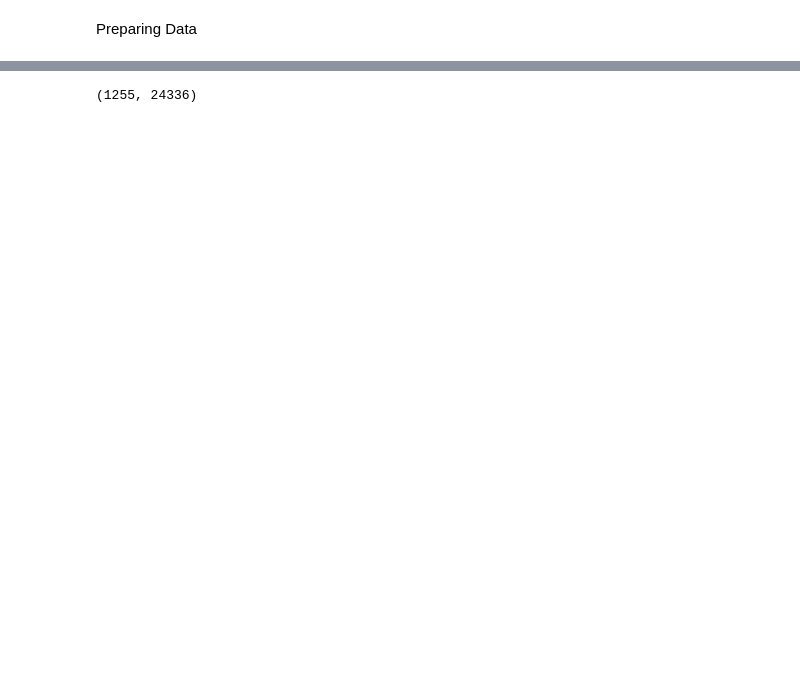
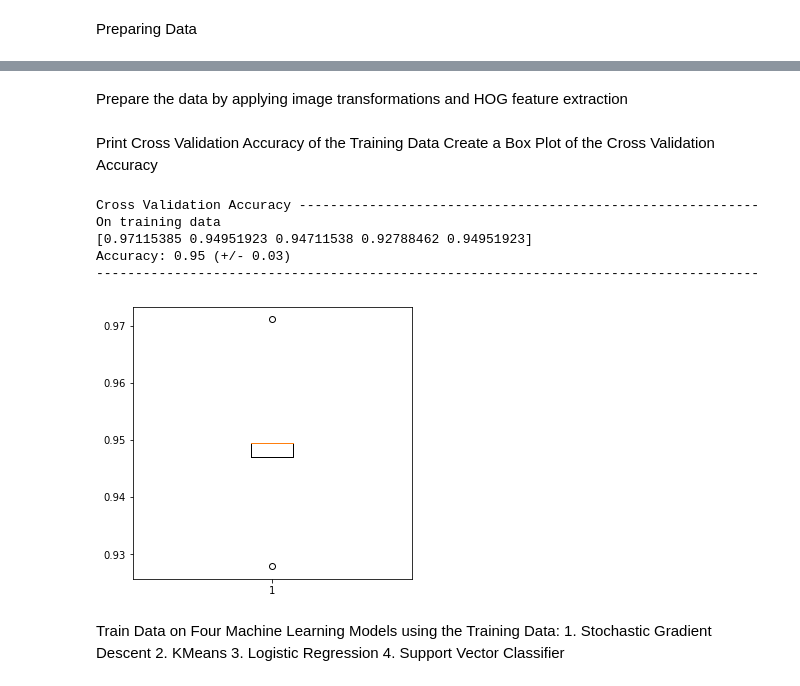
Before and after one commit to collinsrakowski/MLCrackClassification, a Jupyter notebook: CrackDetection/GausNHogNOtsuNVal.ipynb, the cells around one changed output, grey strips where cells are left out. Saved outputs shown, nothing was run; the diff lists cells and outputs as text; code cells hidden in the pictures; blank space fills up the shorter version.

```diff
--- a/CrackDetection/GausNHogNOtsuNVal.ipynb
+++ b/CrackDetection/GausNHogNOtsuNVal.ipynb
@@ -188,35 +202,2 @@ class HogTransformer(BaseEstimator, TransformerMixin):
-# %%
-from skimage.feature import hog
-from sklearn.preprocessing import StandardScaler
-
-grayify = RGB2GrayTransformer()
-GBlur = GaussianBlurTransformer()
-TTrans = ThresholdTransformer()
-hogify = HogTransformer(
-    pixels_per_cell=(14, 14),
-    cells_per_block=(4,4), #2,2
-    orientations=9,
-    block_norm='L2-Hys'
-)
-scalify = StandardScaler()
-
-X_train_gray = grayify.fit_transform(X_train)
-X_train_blur = GBlur.transform(X_train_gray)
-X_train_otsu = TTrans.transform(X_train_blur)
-X_train_hog = hogify.fit_transform(X_train_otsu)
-X_train_prepared = scalify.fit_transform(X_train_hog)
-#X_train_threshold = TTrans.transform(X_train_blur)
-#X_train_prepared = scalify.fit_transform(X_train_blur)
-# %%
-
-# print(X_train.shape)
-# print(X_train.ndim)
-# print(X_train_gray.shape)
-# print(X_train_gray.ndim)
-# print(X_train_hog.shape)
-# print(X_train_hog.ndim)
-# print(X_train_threshold.shape)
-# print(X_train_threshold.ndim)
-print(X_train_hog.shape)
-# %% [output]
-(1255, 24336)
+# %% [markdown]
+Prepare the data by applying image transformations and HOG feature extraction
@@ -223,3 +252,40 @@ print(X_train_hog.shape)
+# %% [markdown]
+Print Cross Validation Accuracy of the Training Data
+Create a Box Plot of the Cross Validation Accuracy
+# %%
+from sklearn.svm import SVC
+from sklearn.model_selection import cross_validate
+from sklearn import metrics
+import matplotlib.pyplot as plt
+import numpy as np
+
+print('Cross Validation Accuracy -----------------------------------------------------------')
+print('On training data')
+svc_clf = SVC(gamma = 'scale', degree = 1)
+svc_result = cross_validate(svc_clf, X_train_prepared, y_train) # Defaults to 5 cross folds
+print(svc_result['test_score'])
+print("Accuracy: %0.2f (+/- %0.2f)" % (svc_result['test_score'].mean(), svc_result['test_score'].std() * 2))
+print('-------------------------------------------------------------------------------------')
+fig = plt.figure(figsize =(5, 5))
+
+# Creating plot
+plt.boxplot(svc_result['test_score'])
+
+# show plot
+plt.show()
+# %% [output]
+Cross Validation Accuracy -----------------------------------------------------------
+On training data
+[0.97115385 0.94951923 0.94711538 0.92788462 0.94951923]
+Accuracy: 0.95 (+/- 0.03)
+-------------------------------------------------------------------------------------
+[figure, added]
+# %% [markdown]
+Train Data on Four Machine Learning Models using the Training Data:
+    1. Stochastic Gradient Descent
+    2. KMeans
+    3. Logistic Regression
+    4. Support Vector Classifier
 # %%
 from sklearn.linear_model import SGDClassifier #Stochastic Gradient Descent - incrementally trained logistic regression
 from sklearn.cluster import KMeans
```
Also changed, not shown: parts of 20 cells of this notebook.
